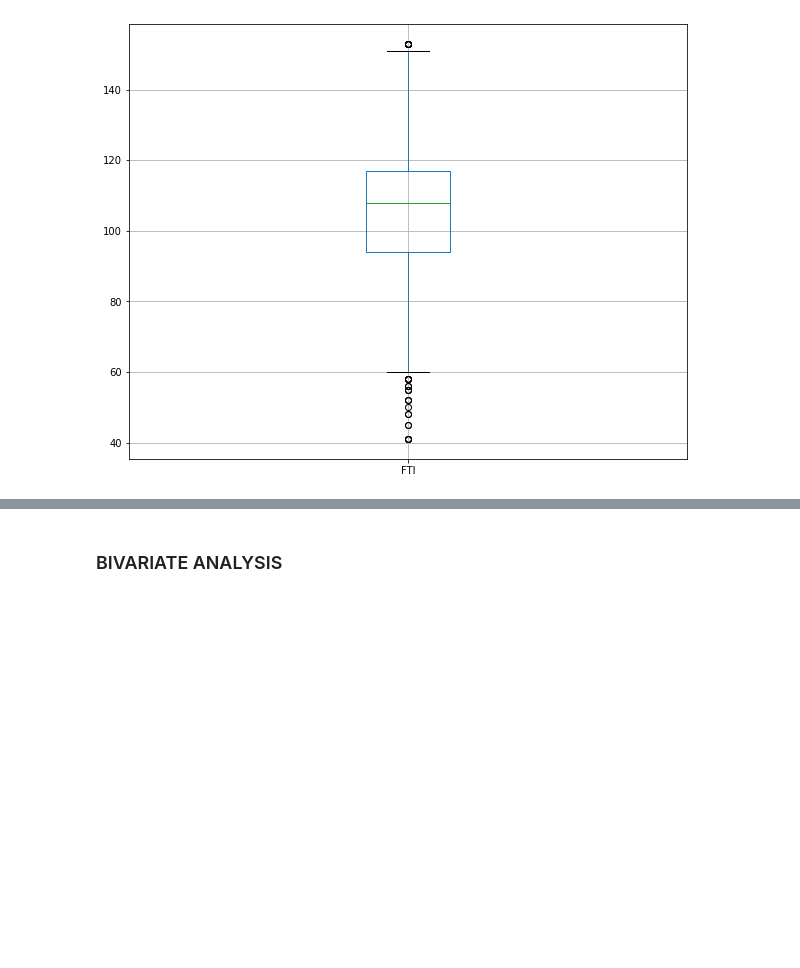
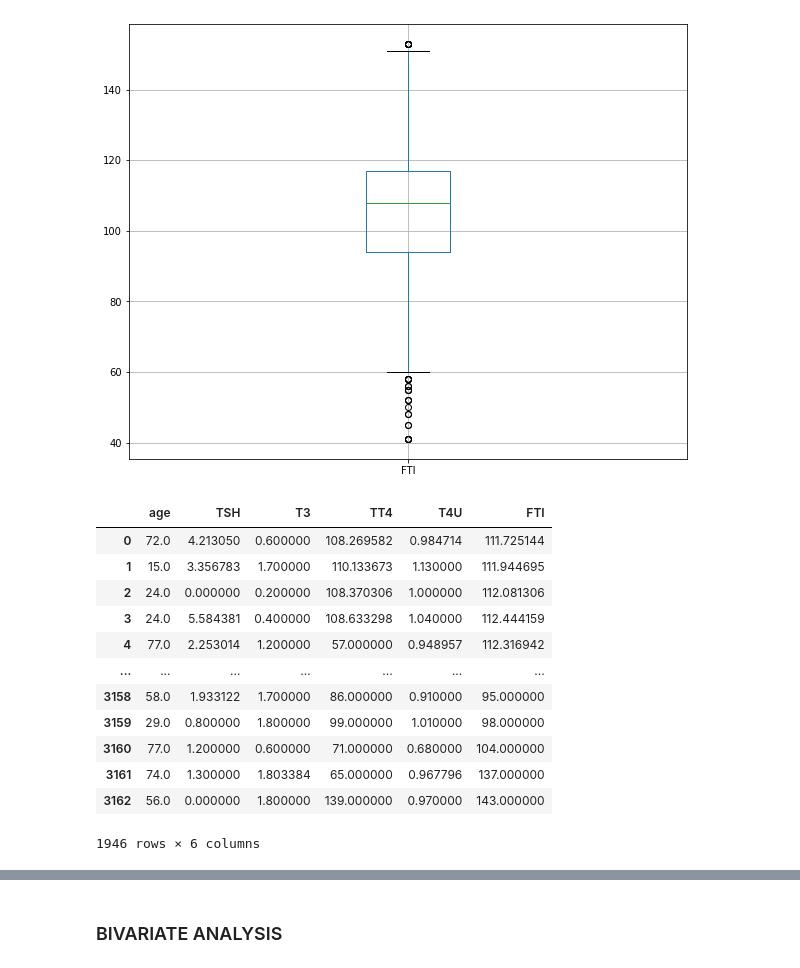
Before and after one commit to BrandonBosire/PROJECT-8, a Jupyter notebook: WEEK_8_IP_(Brandon_Moreno).ipynb, the cells around one changed output, grey strips where cells are left out. Cells and saved outputs as stored; diff of their text form; code cells hidden in the pictures; blank space fills up the shorter version.

```diff
--- a/WEEK_8_IP_(Brandon_Moreno).ipynb
+++ b/WEEK_8_IP_(Brandon_Moreno).ipynb
@@ -407,6 +409,22 @@ for col in numerics:
 [figure]
 [figure]
 [figure]
+# %%
+df.numerics
+# %% [output]
+|  | age | TSH | T3 | TT4 | T4U | FTI |
+| 0 | 72.0 | 4.213050 | 0.600000 | 108.269582 | 0.984714 | 111.725144 |
+| 1 | 15.0 | 3.356783 | 1.700000 | 110.133673 | 1.130000 | 111.944695 |
+| 2 | 24.0 | 0.000000 | 0.200000 | 108.370306 | 1.000000 | 112.081306 |
+| 3 | 24.0 | 5.584381 | 0.400000 | 108.633298 | 1.040000 | 112.444159 |
+| 4 | 77.0 | 2.253014 | 1.200000 | 57.000000 | 0.948957 | 112.316942 |
+| ... | ... | ... | ... | ... | ... | ... |
+| 3158 | 58.0 | 1.933122 | 1.700000 | 86.000000 | 0.910000 | 95.000000 |
+| 3159 | 29.0 | 0.800000 | 1.800000 | 99.000000 | 1.010000 | 98.000000 |
+| 3160 | 77.0 | 1.200000 | 0.600000 | 71.000000 | 0.680000 | 104.000000 |
+| 3161 | 74.0 | 1.300000 | 1.803384 | 65.000000 | 0.967796 | 137.000000 |
+| 3162 | 56.0 | 0.000000 | 1.800000 | 139.000000 | 0.970000 | 143.000000 |
+1946 rows × 6 columns
 # %%
 #Distribution plots for numerical columns
 #
```
Also changed, not shown: parts of 8 cells of this notebook.
